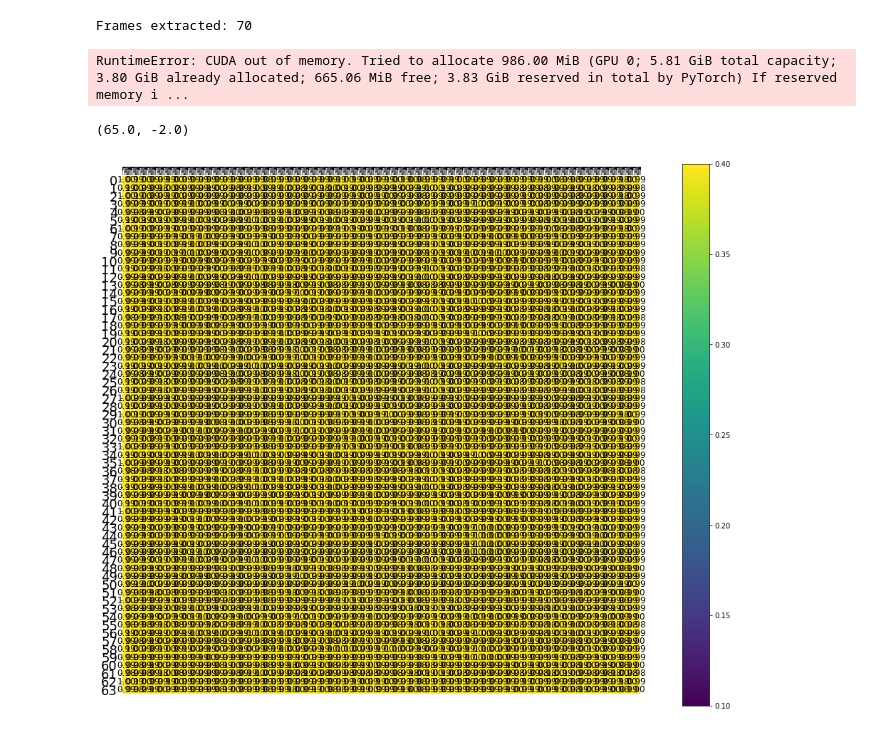
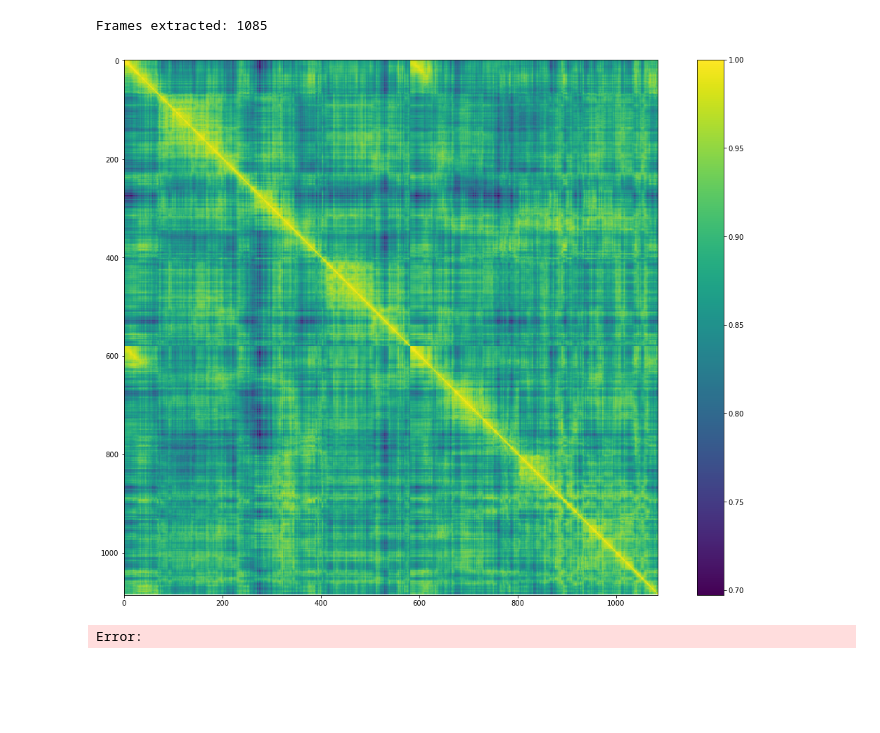
Before and after one commit to artyaltanzaya/CLIP-rollouts, a Jupyter notebook: feature similarity.ipynb, the cells around one changed output. Cells and saved outputs as stored; diff of their text form; code cells hidden in the pictures; blank space fills up the shorter version.

```diff
--- a/feature similarity.ipynb
+++ b/feature similarity.ipynb
@@ -10,6 +10,7 @@ import torch
 import skimage
 import cv2
 # %%
+device = 'cuda'
 model, preprocess = clip.load("ViT-B/32")
 # %%
 microwave = './examples/micro.mp4'
@@ -19,8 +20,11 @@ slide_cabinet = './examples/slide_cabinet.mp4'
 hinge_cabinet = './examples/hinge_cabinet.mp4'
 bottom_burner = './examples/bottom_burner.mp4'
 top_burner = './examples/top_burner.mp4'
+block = './examples/block.mp4'
+carla1 = './examples/carla1.mp4'
+carla2 = './examples/carla2.mp4'
 # %%
-def get_frames(task, show_matrix=True):
+def get_frames(task):
     frames = []
     video_cv2 = cv2.VideoCapture(task)
     current_frame = 0
@@ -35,7 +39,7 @@ def get_frames(task, show_matrix=True):
 
     print(f"Frames extracted: {len(frames)}")
 
-    image_input = torch.tensor(np.stack(frames)).cuda()
+    image_input = torch.stack([preprocess(frame) for frame in frames]).to(device)
 
     with torch.no_grad():
         image_features = model.encode_image(image_input).float()
@@ -44,55 +48,19 @@ def get_frames(task, show_matrix=True):
     image_features /= image_features.norm(dim=-1, keepdim=True)
     similarity = np.dot(image_features.cpu().numpy(), image_features.cpu().numpy().T)
 
-    if show_matrix:
-        count = len(image_features)
+    count = len(image_features)
+    plt.figure(figsize=(20, 14))
+    plt.imshow(similarity)
+    plt.colorbar()
 
-        plt.figure(figsize=(20, 14))
-        plt.imshow(similarity)
-        # plt.colorbar()
-        # plt.yticks(range(count), similarity, fontsize=18)
-        # plt.xticks([])
-        # for x in range(similarity.shape[1]):
-            # for y in range(similarity.shape[0]):
-                # plt.text(x, y, f"{similarity[y, x]:.2f}", ha="center", va="center", size=12)
+    for side in ["left", "top", "right", "bottom"]:
+        plt.gca().spines[side].set_visible(True)
 
-        for side in ["left", "top", "right", "bottom"]:
-            plt.gca().spines[side].set_visible(True)
-
-        plt.xlim([-0.5, count - 0.5])
-        plt.ylim([count + 0.5, -2])
-
-        plt.title("Cosine similarity between image features", size=20)
-
-        for side in ["left", "top", "right", "bottom"]:
-            plt.gca().spines[side].set_visible(True)
-
-        plt.xlim([-0.5, count - 0.2])
-        plt.ylim([count + 1, -2])
+    plt.xlim([-0.5, count - 0.5])
+    plt.ylim([count + 0.5, -2])
-# %%
-get_frames(kettle, show_matrix=True)
-# %% [output]
-Frames extracted: 70
-RuntimeError: CUDA out of memory. Tried to allocate 986.00 MiB (GPU 0; 5.81 GiB total capacity; 3.80 GiB already allocated; 665.06 MiB free; 3.83 GiB reserved in total by PyTorch) If reserved memory i ...
-# %%
-count = len(image_features)
-
-plt.figure(figsize=(20, 14))
-plt.imshow(similarity, vmin=0.1, vmax=0.6)
-plt.colorbar()
-plt.yticks(range(count),fontsize=18)
-plt.xticks([])
-for i, image in enumerate(original_images):
-    plt.imshow(image, extent=(i - 0.5, i + 0.5, -1.6, -0.6), origin="lower")
-for x in range(similarity.shape[1]):
-    for y in range(similarity.shape[0]):
-        plt.text(x, y, f"{similarity[y, x]:.2f}", ha="center", va="center", size=12)
-
-for side in ["left", "top", "right", "bottom"]:
-  plt.gca().spines[side].set_visible(True)
-
-plt.xlim([-0.5, count - 0.2])
-plt.ylim([count + 1, -2])
-# %% [output]
-(65.0, -2.0)
-[figure, removed]
+# %%
+get_frames(carla1)
+# %% [output]
+Frames extracted: 1085
+[figure, added]
+Error:
```
Also changed, not shown: 1 other file.
